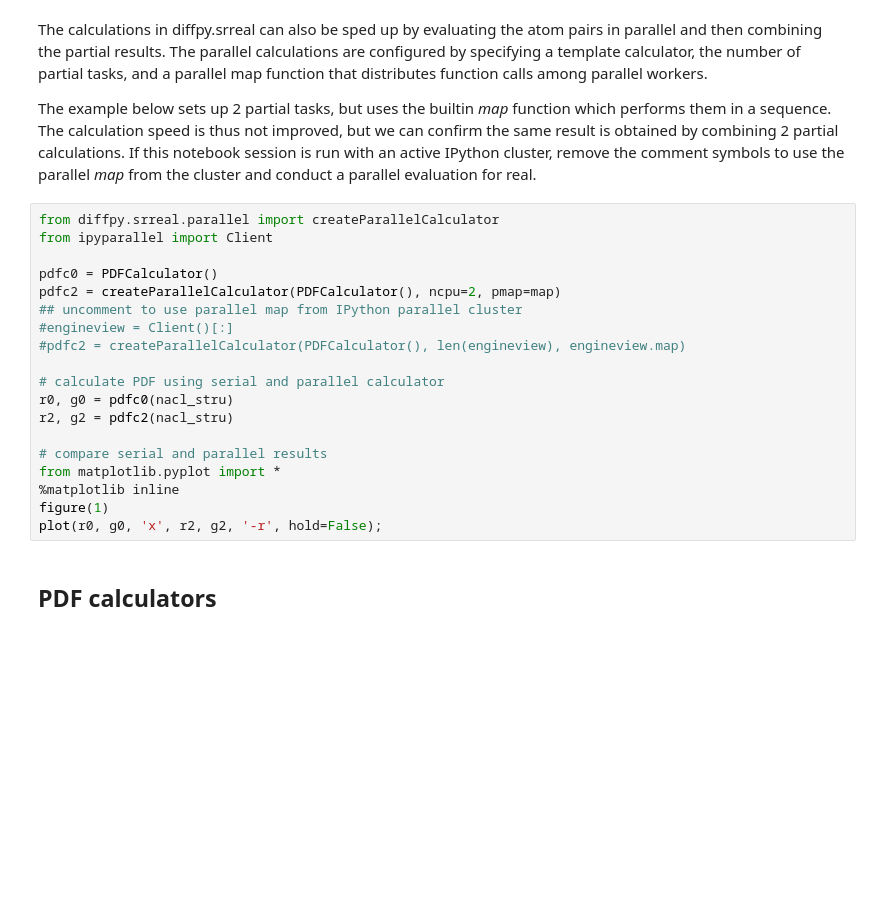
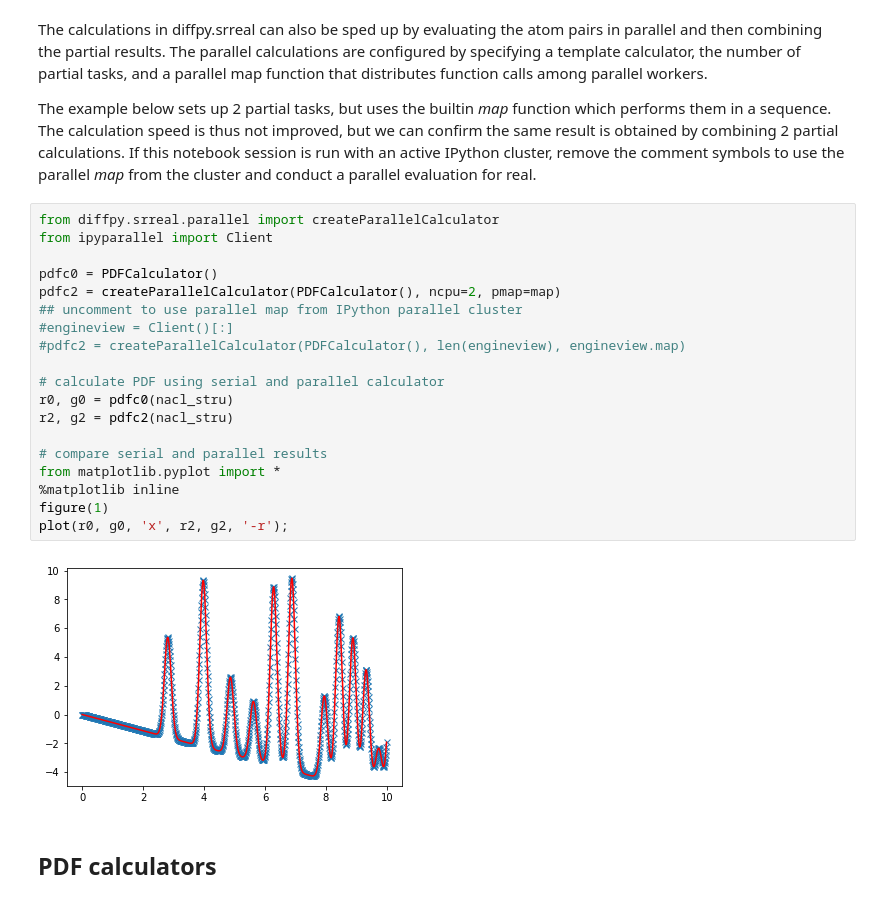
Before and after one commit to diffpy/add2019-diffpy-cmi, a Jupyter notebook: 02-Function-Calculators.ipynb, the cells around one changed output. Drawn from its saved outputs; the diff is of its cells as text; blank space fills up the shorter version.

```diff
--- a/02-Function-Calculators.ipynb
+++ b/02-Function-Calculators.ipynb
@@ -94,22 +141,24 @@ The example below sets up 2 partial tasks, but uses the builtin *map* function w
 # %%
 from diffpy.srreal.parallel import createParallelCalculator
 from ipyparallel import Client
 
 pdfc0 = PDFCalculator()
 pdfc2 = createParallelCalculator(PDFCalculator(), ncpu=2, pmap=map)
 ## uncomment to use parallel map from IPython parallel cluster
 #engineview = Client()[:]
 #pdfc2 = createParallelCalculator(PDFCalculator(), len(engineview), engineview.map)
 
 # calculate PDF using serial and parallel calculator
 r0, g0 = pdfc0(nacl_stru)
 r2, g2 = pdfc2(nacl_stru)
 
 # compare serial and parallel results
 from matplotlib.pyplot import *
 %matplotlib inline
 figure(1)
-plot(r0, g0, 'x', r2, g2, '-r', hold=False);
+plot(r0, g0, 'x', r2, g2, '-r');
+# %% [output]
+[figure, added]
 # %% [markdown]
 ## PDF calculators
 # %% [markdown]
```
Also changed, not shown: parts of 20 cells of this notebook, 5 other files.
